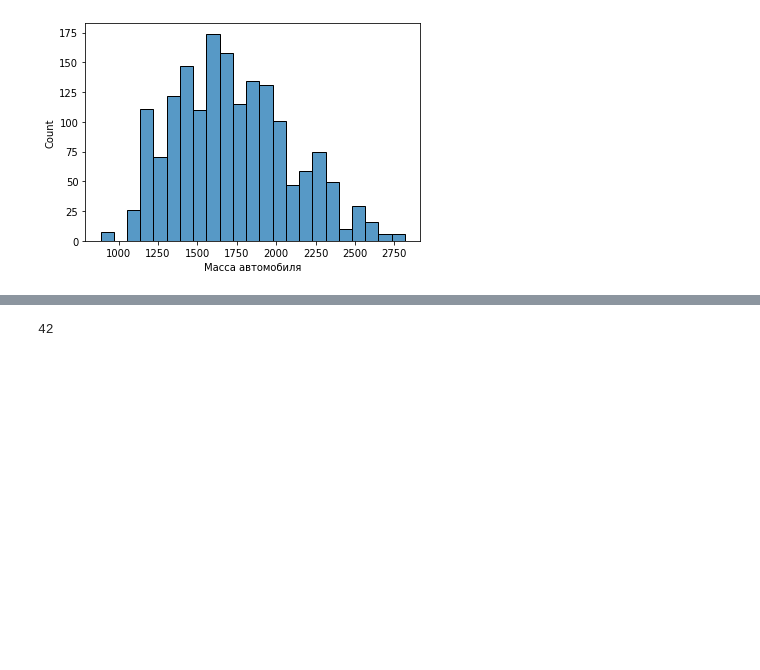
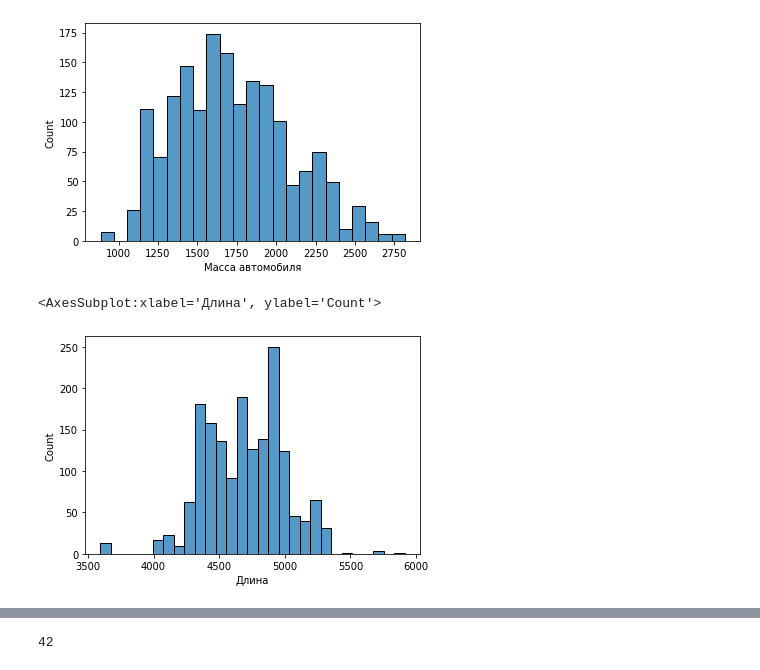
Before and after one commit to alexanderlakiza/misc, a Jupyter notebook: realweb_enroll.ipynb, the cells around one changed output, grey strips where cells are left out. Saved outputs shown, nothing was run; the diff lists cells and outputs as text; code cells hidden in the pictures; blank space fills up the shorter version.

```diff
--- a/realweb_enroll.ipynb
+++ b/realweb_enroll.ipynb
@@ -233,3 +269,8 @@ sns.histplot(df, x='Масса автомобиля')
 # %% [output]
 <AxesSubplot:xlabel='Масса автомобиля', ylabel='Count'>
 [figure]
+# %%
+sns.histplot(df, x='Длина')
+# %% [output]
+<AxesSubplot:xlabel='Длина', ylabel='Count'>
+[figure, added]
```
Also changed, not shown: parts of 154 cells of this notebook.
